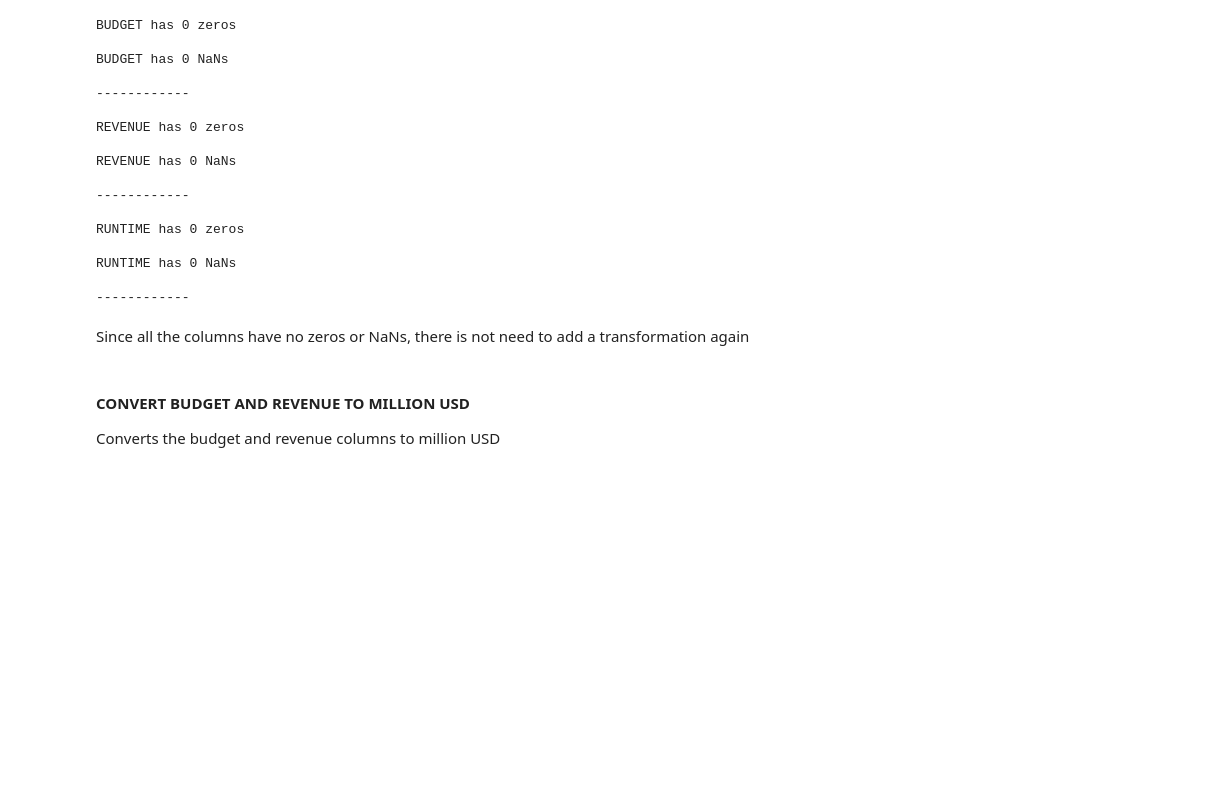
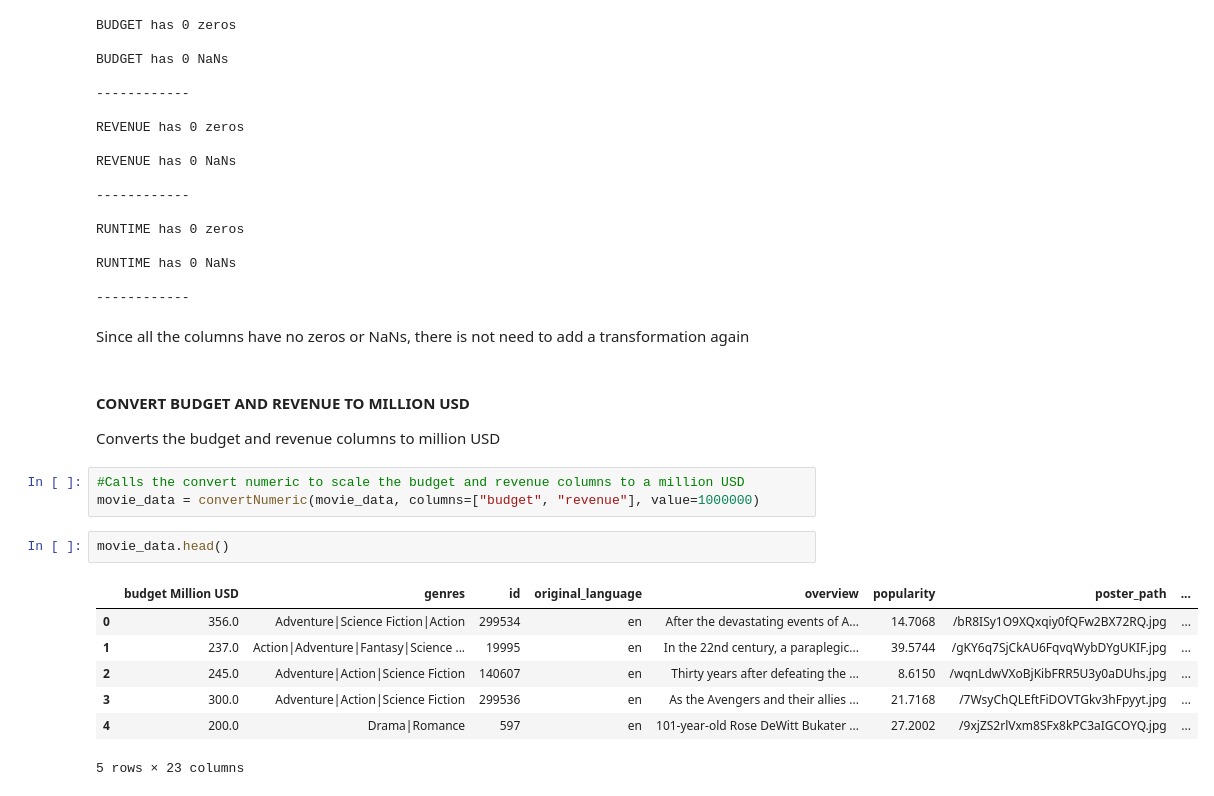
Before and after one commit to PercyAyimbilaNsolemna/TMDB_Movie_Data_Analysis, a Jupyter notebook: Notebook/movieAnalysis.ipynb, the cells around one changed output. Drawn from its saved outputs; the diff is of its cells as text; blank space fills up the shorter version.

Commit message:
Add a function that scales columns to a specified value.

```diff
--- a/Notebook/movieAnalysis.ipynb
+++ b/Notebook/movieAnalysis.ipynb
@@ -300,3 +302,16 @@ Since all the columns have no zeros or NaNs, there is not need to add a transfor
 #### **CONVERT BUDGET AND REVENUE TO MILLION USD**
 
 Converts the budget and revenue columns to million USD
+# %%
+#Calls the convert numeric to scale the budget and revenue columns to a million USD
+movie_data = convertNumeric(movie_data, columns=["budget", "revenue"], value=1000000)
+# %%
+movie_data.head()
+# %% [output]
+|  | budget Million USD | genres | id | original_language | overview | popularity | poster_path | ... |
+| 0 | 356.0 | Adventure|Science Fiction|Action | 299534 | en | After the devastating events of A... | 14.7068 | /bR8ISy1O9XQxqiy0fQFw2BX72RQ.jpg | ... |
+| 1 | 237.0 | Action|Adventure|Fantasy|Science ... | 19995 | en | In the 22nd century, a paraplegic... | 39.5744 | /gKY6q7SjCkAU6FqvqWybDYgUKIF.jpg | ... |
+| 2 | 245.0 | Adventure|Action|Science Fiction | 140607 | en | Thirty years after defeating the ... | 8.6150 | /wqnLdwVXoBjKibFRR5U3y0aDUhs.jpg | ... |
+| 3 | 300.0 | Adventure|Action|Science Fiction | 299536 | en | As the Avengers and their allies ... | 21.7168 | /7WsyChQLEftFiDOVTGkv3hFpyyt.jpg | ... |
+| 4 | 200.0 | Drama|Romance | 597 | en | 101-year-old Rose DeWitt Bukater ... | 27.2002 | /9xjZS2rlVxm8SFx8kPC3aIGCOYQ.jpg | ... |
+5 rows × 23 columns
```
Also changed, not shown: parts of 2 cells of this notebook, 1 other file.
